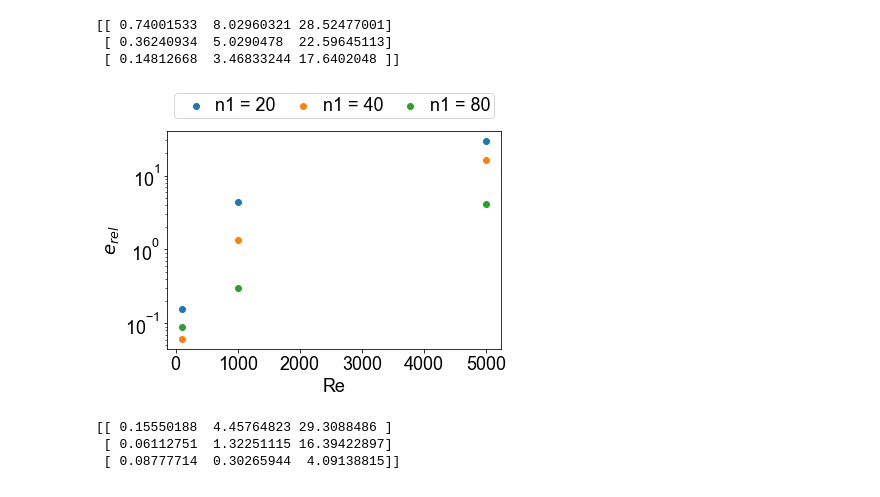
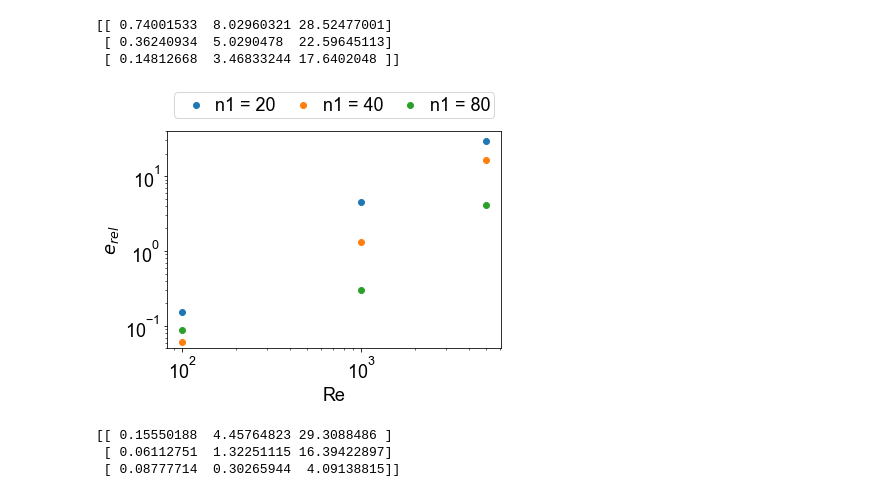
Before and after one commit to Lupama2/Guias_Metodos_Num_Fluidos_I, a Jupyter notebook: Guias/Informe_final/Programa/graficos/graficos.ipynb, the cells around one changed output. Cells and saved outputs as stored; diff of their text form; code cells hidden in the pictures.

```diff
--- a/Guias/Informe_final/Programa/graficos/graficos.ipynb
+++ b/Guias/Informe_final/Programa/graficos/graficos.ipynb
@@ -392,6 +397,10 @@ datos_u_UP1, datos_v_UP1 = velocidades_centrales(inciso, termino_advectivo)
 inciso = 'c'
 termino_advectivo = 'Q'
 datos_u_QUICK, datos_v_QUICK = velocidades_centrales(inciso, termino_advectivo)
+# %%
+#Límites ylim
+ylim_min = 5e-2
+ylim_max = 4e1
 # %%
 #Calculo los errores
 errores_UP1 = errores_advectivo(datos_u_UP1, datos_v_UP1, guia_ucentral, guia_vcentral)
@@ -427,30 +437,31 @@ print(errores_UP1)
 # %%
 #Calculo los errores
 errores_QUICK = errores_advectivo(datos_u_QUICK, datos_v_QUICK, guia_ucentral, guia_vcentral)
 
 #Grafico los errores vs nro de Re, una curva por cada n1
 Re_array = np.array([100,1000,5000])
 n1_array = np.array([20,40,80])
 
 for i in range(3):
     plt.scatter(Re_array, errores_QUICK[i,:], label='n1 = ' + str(n1_array[i]))
 
 #Parámetros del gráfico:
 plt.legend(loc='lower center', ncol = 4, bbox_to_anchor=(0, 1.02, 1, 0.2), handletextpad=0.1, borderpad = 0.2, columnspacing=0.5)
 #plt.legend(loc='lower center', ncol = 4, bbox_to_anchor=(0, 1.02, 1, 0.2),fontsize = 12)
 plt.xlabel('Re')
 plt.ylabel('$e_{rel}$')
 # plt.xticks(x, my_xticks)
 # plt.yticks(np.arange(y.min(), y.max(), 0.005))
 # plt.yticks(np.arange(-0.5,0.5 + 0.2,0.2))
 # plt.xlim(10.0**-4, 10.0**0)
-# plt.xscale("log")
+plt.xscale("log")
 plt.yscale("log")
+plt.ylim([ylim_min, ylim_max])
 
 #Guardo el gráfico
 plt.savefig('termino_adv_QUICK.pdf', format='pdf',bbox_inches = "tight")
 # %% [output]
-[figure, old version]
+[figure, new version]
 # %%
 print(errores_QUICK)
 # %% [output]
```
Also changed, not shown: parts of 3 cells of this notebook, 20 other files.
